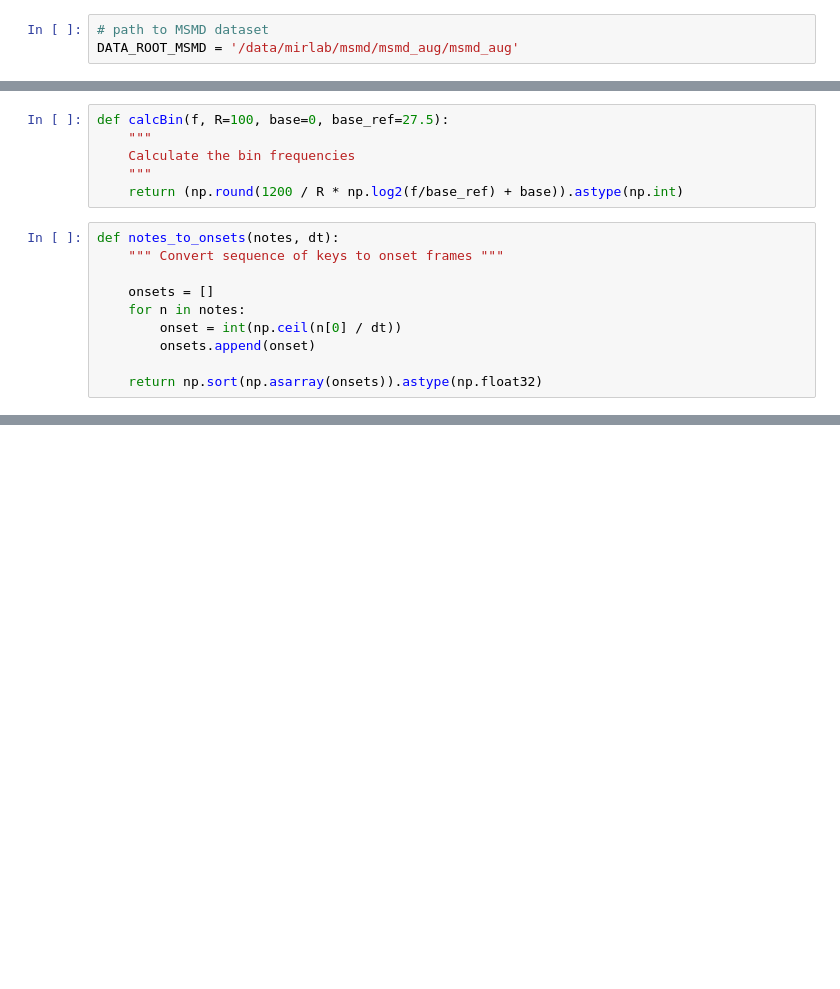
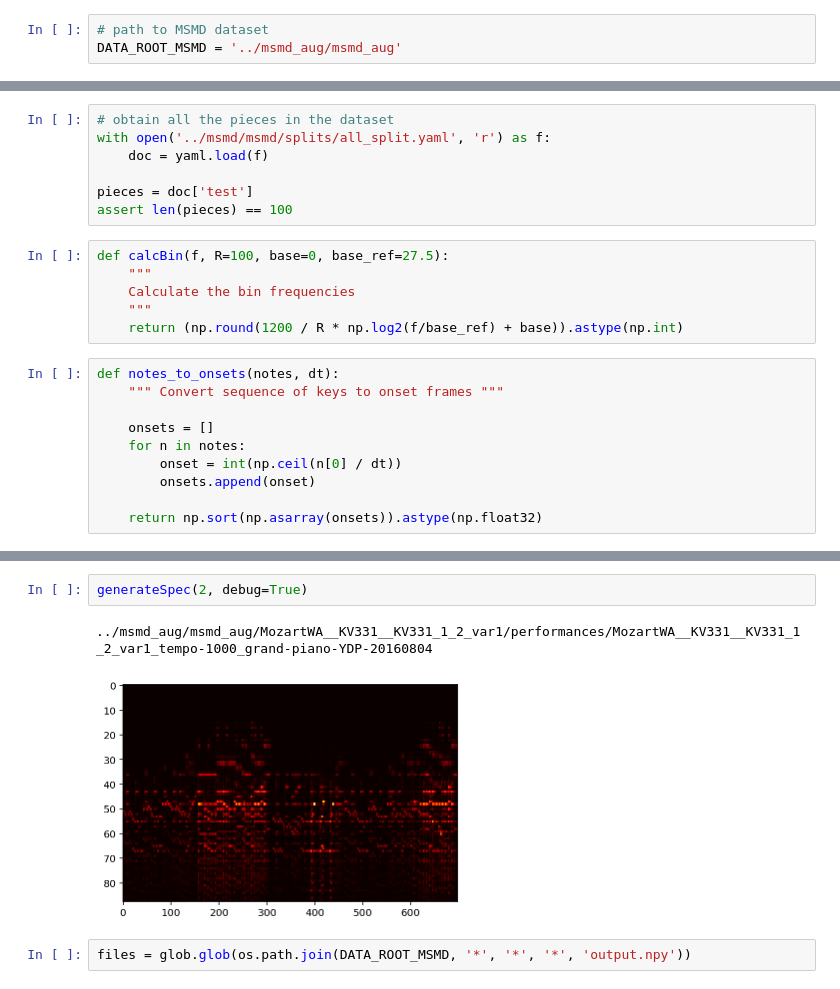
Before and after one commit to mjenrungrot/salience_sheet_following, a Jupyter notebook: 02_audioToSpec.ipynb, the cells around one changed output, grey strips where cells are left out. Drawn from its saved outputs; the diff is of its cells as text; blank space fills up the shorter version.

```diff
--- a/02_audioToSpec.ipynb
+++ b/02_audioToSpec.ipynb
@@ -20,4 +22,4 @@ FRAME_SIZE = 2048
 FPS = 20
 # %%
 # path to MSMD dataset
-DATA_ROOT_MSMD = '/data/mirlab/msmd/msmd_aug/msmd_aug'
+DATA_ROOT_MSMD = '../msmd_aug/msmd_aug'
@@ -28,3 +26,10 @@ pieces = list(map(lambda x: os.path.basename(x),
+# %%
+# obtain all the pieces in the dataset
+with open('../msmd/msmd/splits/all_split.yaml', 'r') as f:
+    doc = yaml.load(f)
+
+pieces = doc['test']
+assert len(pieces) == 100
 # %%
 def calcBin(f, R=100, base=0, base_ref=27.5):
     """
@@ -128,0 +111,7 @@ error_pieces
+# %%
+generateSpec(2, debug=True)
+# %% [output]
+../msmd_aug/msmd_aug/MozartWA__KV331__KV331_1_2_var1/performances/MozartWA__KV331__KV331_1_2_var1_tempo-1000_grand-piano-YDP-20160804
+[figure, added]
+# %%
+files = glob.glob(os.path.join(DATA_ROOT_MSMD, '*', '*', '*', 'output.npy'))
```
Also changed, not shown: parts of 8 cells of this notebook, 6 other files.
